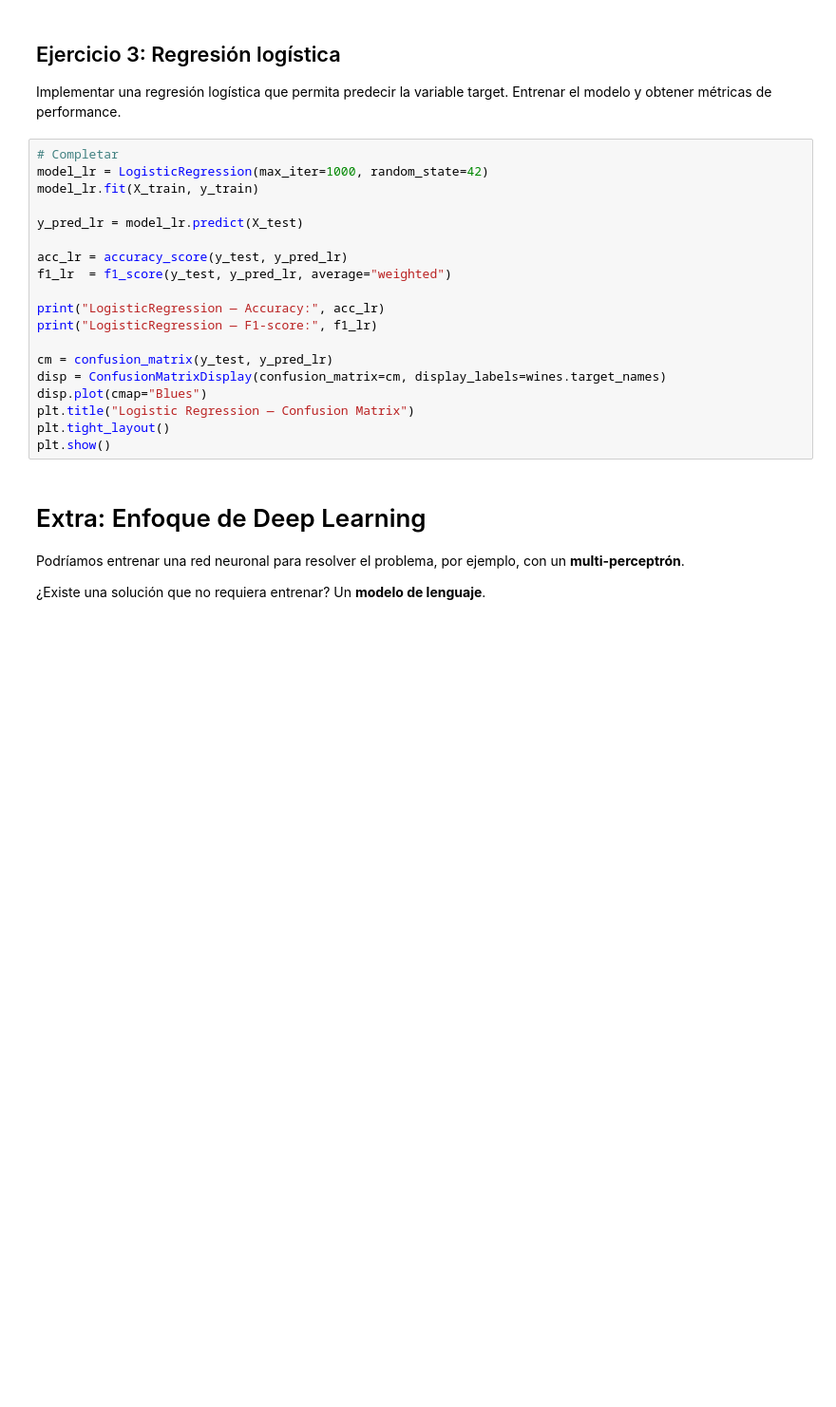
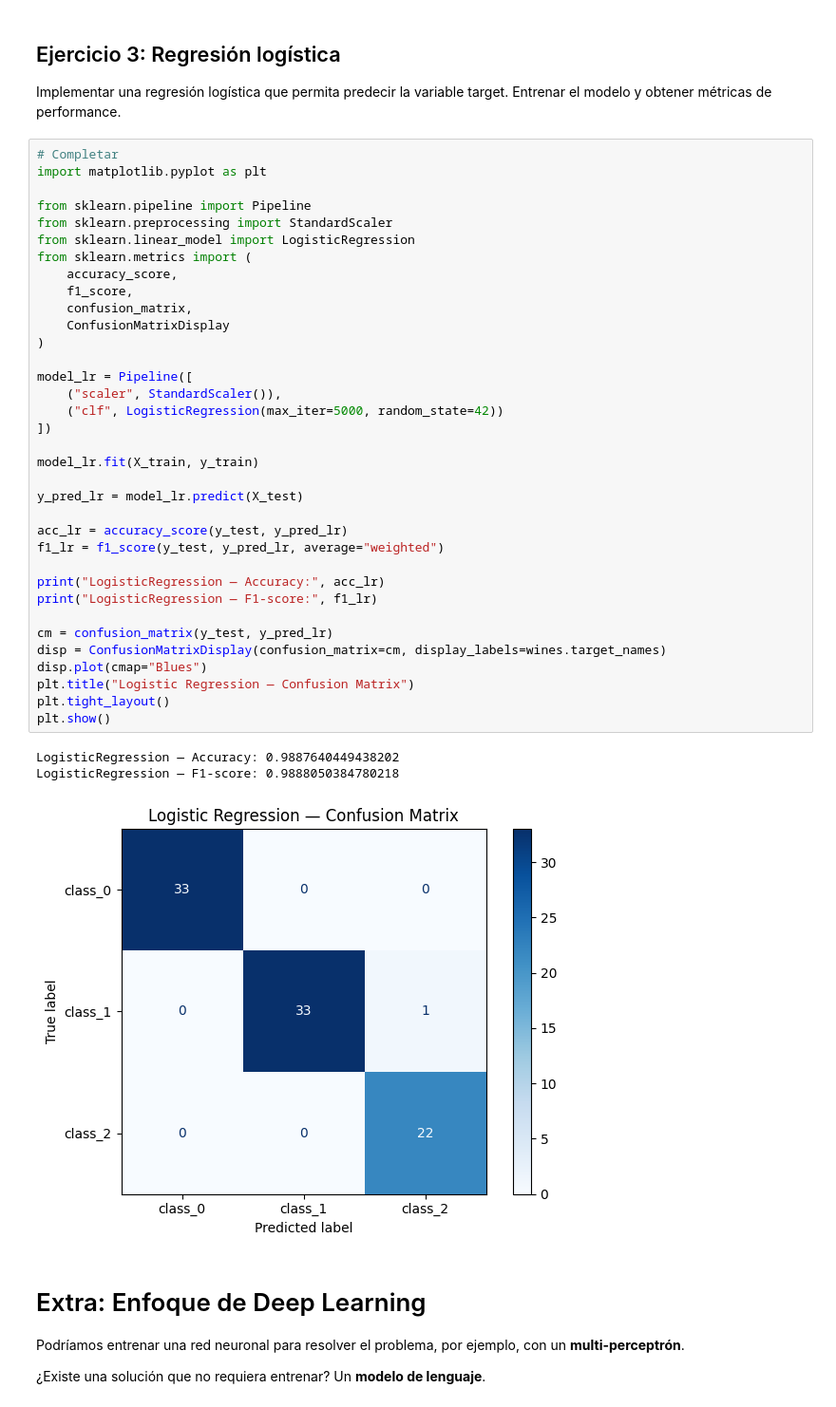
Before and after one commit to ORTMLProd/practico1-scoping-mmussio85, a Jupyter notebook: mlprod_practico1.ipynb, the cells around one changed output. Shown at 95% size. Cells and saved outputs as stored; diff of their text form; blank space fills up the shorter version.

```diff
--- a/mlprod_practico1.ipynb
+++ b/mlprod_practico1.ipynb
@@ -272,23 +276,43 @@ print("KMeansClassifierAdapter — F1-score:", f1)
 Implementar una regresión logística que permita predecir la variable target. Entrenar el modelo y obtener métricas de performance.
 # %%
 # Completar
-model_lr = LogisticRegression(max_iter=1000, random_state=42)
+import matplotlib.pyplot as plt
+
+from sklearn.pipeline import Pipeline
+from sklearn.preprocessing import StandardScaler
+from sklearn.linear_model import LogisticRegression
+from sklearn.metrics import (
+    accuracy_score,
+    f1_score,
+    confusion_matrix,
+    ConfusionMatrixDisplay
+)
+
+model_lr = Pipeline([
+    ("scaler", StandardScaler()),
+    ("clf", LogisticRegression(max_iter=5000, random_state=42))
+])
+
 model_lr.fit(X_train, y_train)
 
 y_pred_lr = model_lr.predict(X_test)
 
 acc_lr = accuracy_score(y_test, y_pred_lr)
-f1_lr  = f1_score(y_test, y_pred_lr, average="weighted")
+f1_lr = f1_score(y_test, y_pred_lr, average="weighted")
 
 print("LogisticRegression — Accuracy:", acc_lr)
 print("LogisticRegression — F1-score:", f1_lr)
 
 cm = confusion_matrix(y_test, y_pred_lr)
 disp = ConfusionMatrixDisplay(confusion_matrix=cm, display_labels=wines.target_names)
 disp.plot(cmap="Blues")
 plt.title("Logistic Regression — Confusion Matrix")
 plt.tight_layout()
 plt.show()
+# %% [output]
+LogisticRegression — Accuracy: 0.9887640449438202
+LogisticRegression — F1-score: 0.9888050384780218
+[figure, added]
 # %% [markdown]
 # Extra: Enfoque de Deep Learning
 Podríamos entrenar una red neuronal para resolver el problema, por ejemplo, con un **multi-perceptrón**.
```
Also changed, not shown: parts of 2 cells of this notebook.
